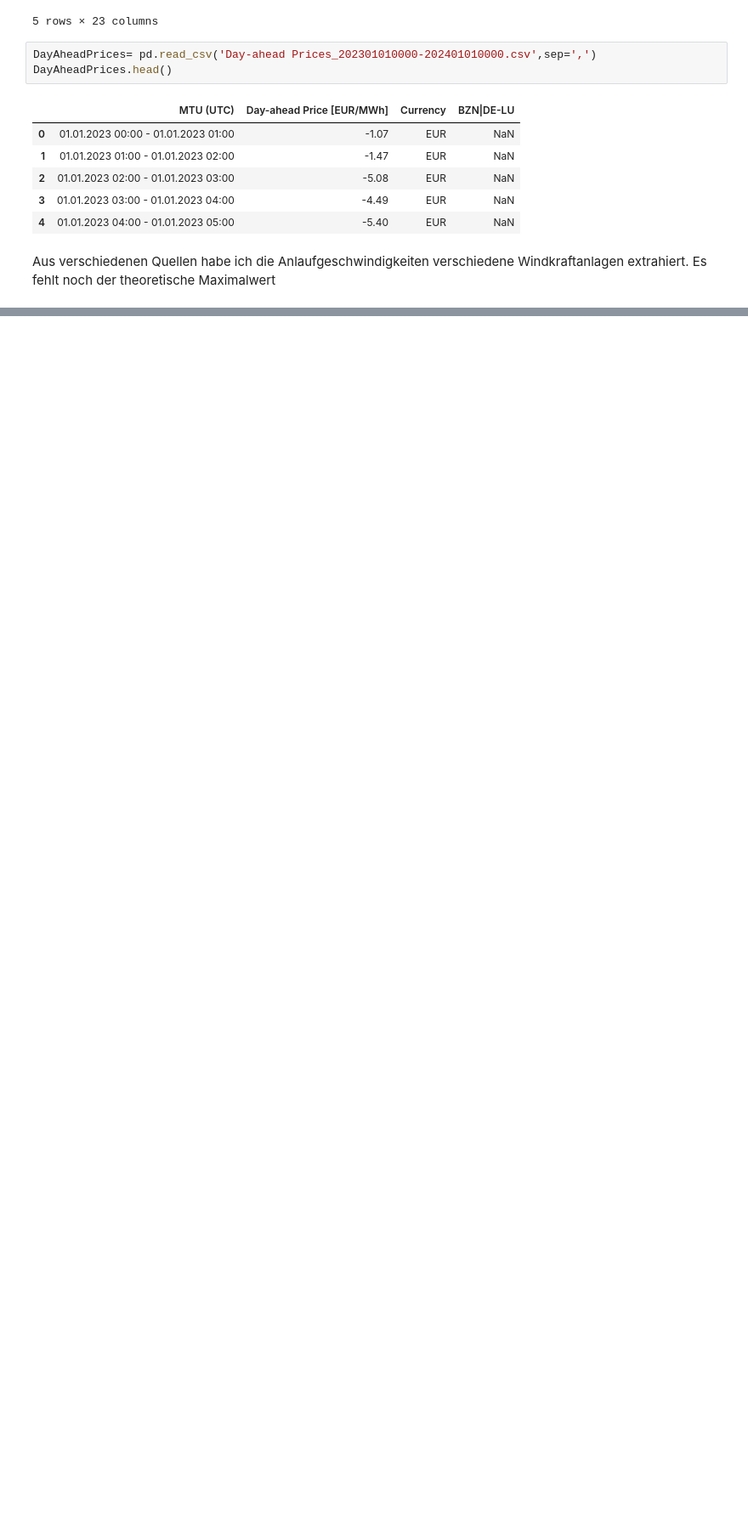
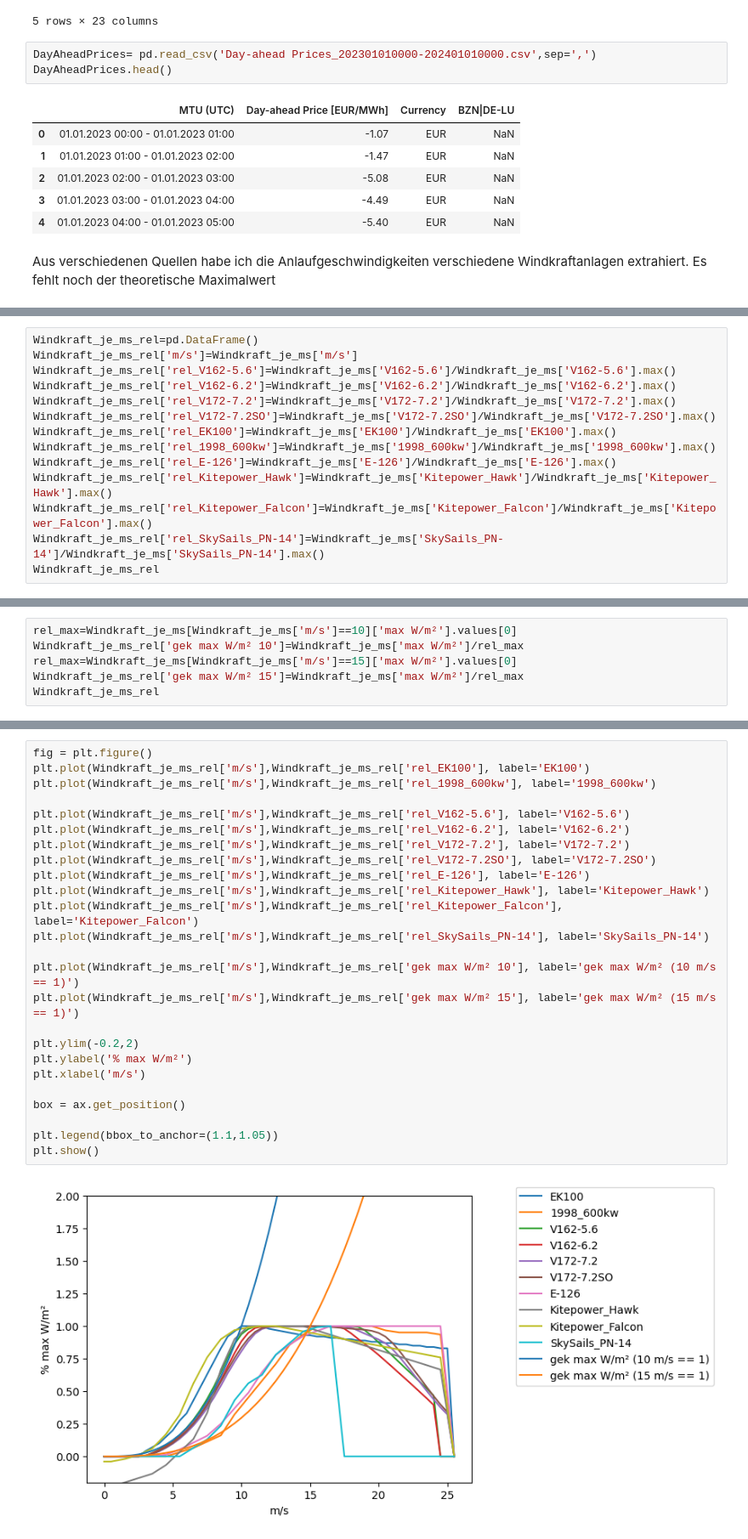
Before and after one commit to strubbi77/breisgauwind, a Jupyter notebook: Untitled.ipynb, the cells around one changed output, grey strips where cells are left out. Shown at 85% size. Drawn from its saved outputs; the diff is of its cells as text; blank space fills up the shorter version.

```diff
--- a/Untitled.ipynb
+++ b/Untitled.ipynb
@@ -165,0 +166,14 @@ Windkraft_je_ms.head()
+# %%
+Windkraft_je_ms_rel=pd.DataFrame()
+Windkraft_je_ms_rel['m/s']=Windkraft_je_ms['m/s']
+Windkraft_je_ms_rel['rel_V162-5.6']=Windkraft_je_ms['V162-5.6']/Windkraft_je_ms['V162-5.6'].max()
+Windkraft_je_ms_rel['rel_V162-6.2']=Windkraft_je_ms['V162-6.2']/Windkraft_je_ms['V162-6.2'].max()
+Windkraft_je_ms_rel['rel_V172-7.2']=Windkraft_je_ms['V172-7.2']/Windkraft_je_ms['V172-7.2'].max()
+Windkraft_je_ms_rel['rel_V172-7.2SO']=Windkraft_je_ms['V172-7.2SO']/Windkraft_je_ms['V172-7.2SO'].max()
+Windkraft_je_ms_rel['rel_EK100']=Windkraft_je_ms['EK100']/Windkraft_je_ms['EK100'].max()
+Windkraft_je_ms_rel['rel_1998_600kw']=Windkraft_je_ms['1998_600kw']/Windkraft_je_ms['1998_600kw'].max()
+Windkraft_je_ms_rel['rel_E-126']=Windkraft_je_ms['E-126']/Windkraft_je_ms['E-126'].max()
+Windkraft_je_ms_rel['rel_Kitepower_Hawk']=Windkraft_je_ms['Kitepower_Hawk']/Windkraft_je_ms['Kitepower_Hawk'].max()
+Windkraft_je_ms_rel['rel_Kitepower_Falcon']=Windkraft_je_ms['Kitepower_Falcon']/Windkraft_je_ms['Kitepower_Falcon'].max()
+Windkraft_je_ms_rel['rel_SkySails_PN-14']=Windkraft_je_ms['SkySails_PN-14']/Windkraft_je_ms['SkySails_PN-14'].max()
+Windkraft_je_ms_rel
@@ -165,0 +198,6 @@ Windkraft_je_ms.head()
+# %%
+rel_max=Windkraft_je_ms[Windkraft_je_ms['m/s']==10]['max W/m²'].values[0]
+Windkraft_je_ms_rel['gek max W/m² 10']=Windkraft_je_ms['max W/m²']/rel_max
+rel_max=Windkraft_je_ms[Windkraft_je_ms['m/s']==15]['max W/m²'].values[0]
+Windkraft_je_ms_rel['gek max W/m² 15']=Windkraft_je_ms['max W/m²']/rel_max
+Windkraft_je_ms_rel
@@ -165,0 +222,27 @@ Windkraft_je_ms.head()
+# %%
+fig = plt.figure()
+plt.plot(Windkraft_je_ms_rel['m/s'],Windkraft_je_ms_rel['rel_EK100'], label='EK100')
+plt.plot(Windkraft_je_ms_rel['m/s'],Windkraft_je_ms_rel['rel_1998_600kw'], label='1998_600kw')
+
+plt.plot(Windkraft_je_ms_rel['m/s'],Windkraft_je_ms_rel['rel_V162-5.6'], label='V162-5.6')
+plt.plot(Windkraft_je_ms_rel['m/s'],Windkraft_je_ms_rel['rel_V162-6.2'], label='V162-6.2')
+plt.plot(Windkraft_je_ms_rel['m/s'],Windkraft_je_ms_rel['rel_V172-7.2'], label='V172-7.2')
+plt.plot(Windkraft_je_ms_rel['m/s'],Windkraft_je_ms_rel['rel_V172-7.2SO'], label='V172-7.2SO')
+plt.plot(Windkraft_je_ms_rel['m/s'],Windkraft_je_ms_rel['rel_E-126'], label='E-126')
+plt.plot(Windkraft_je_ms_rel['m/s'],Windkraft_je_ms_rel['rel_Kitepower_Hawk'], label='Kitepower_Hawk')
+plt.plot(Windkraft_je_ms_rel['m/s'],Windkraft_je_ms_rel['rel_Kitepower_Falcon'], label='Kitepower_Falcon')
+plt.plot(Windkraft_je_ms_rel['m/s'],Windkraft_je_ms_rel['rel_SkySails_PN-14'], label='SkySails_PN-14')
+
+plt.plot(Windkraft_je_ms_rel['m/s'],Windkraft_je_ms_rel['gek max W/m² 10'], label='gek max W/m² (10 m/s == 1)')
+plt.plot(Windkraft_je_ms_rel['m/s'],Windkraft_je_ms_rel['gek max W/m² 15'], label='gek max W/m² (15 m/s == 1)')
+
+plt.ylim(-0.2,2)
+plt.ylabel('% max W/m²')
+plt.xlabel('m/s')
+
+box = ax.get_position()
+
+plt.legend(bbox_to_anchor=(1.1,1.05))
+plt.show()
+# %% [output]
+[figure, added]
```
Also changed, not shown: parts of 11 cells of this notebook, 20 other files.
